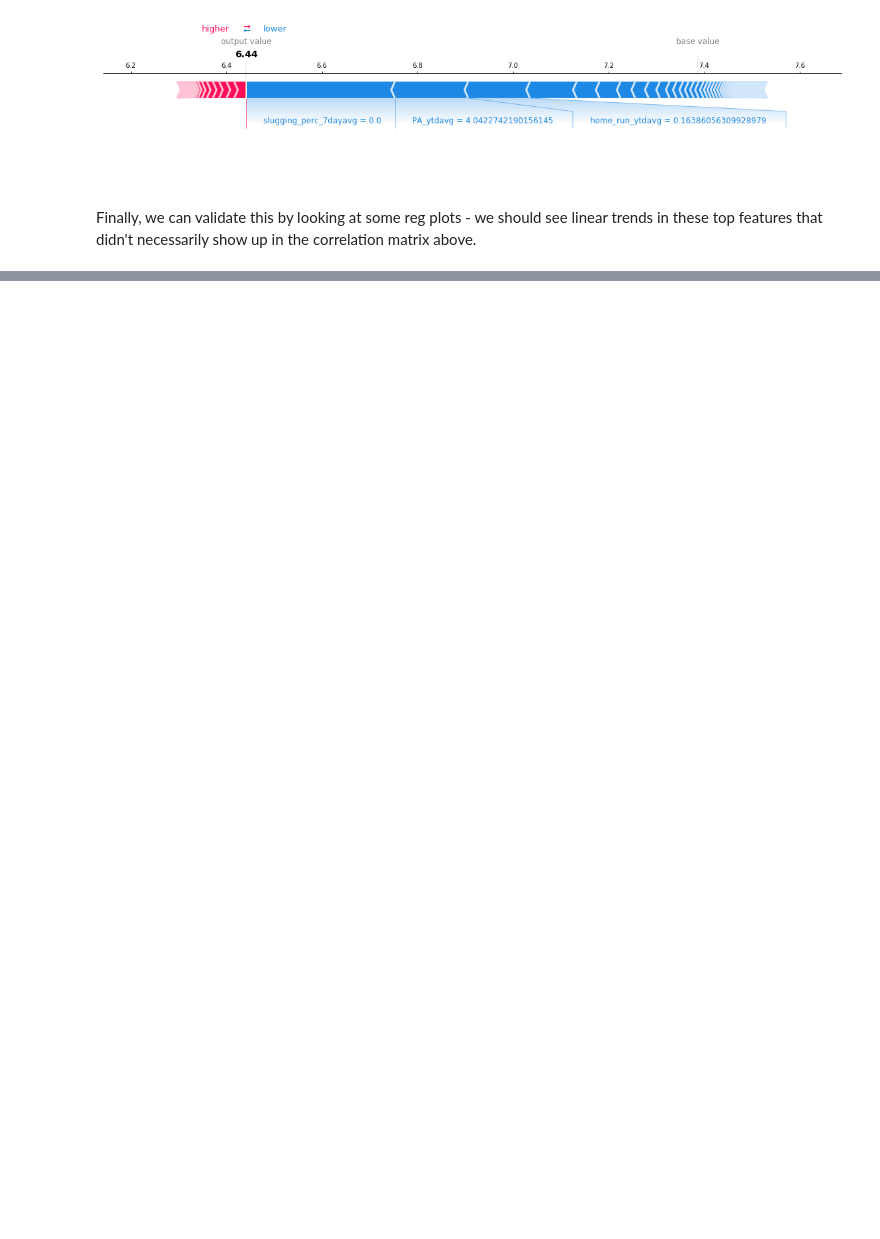
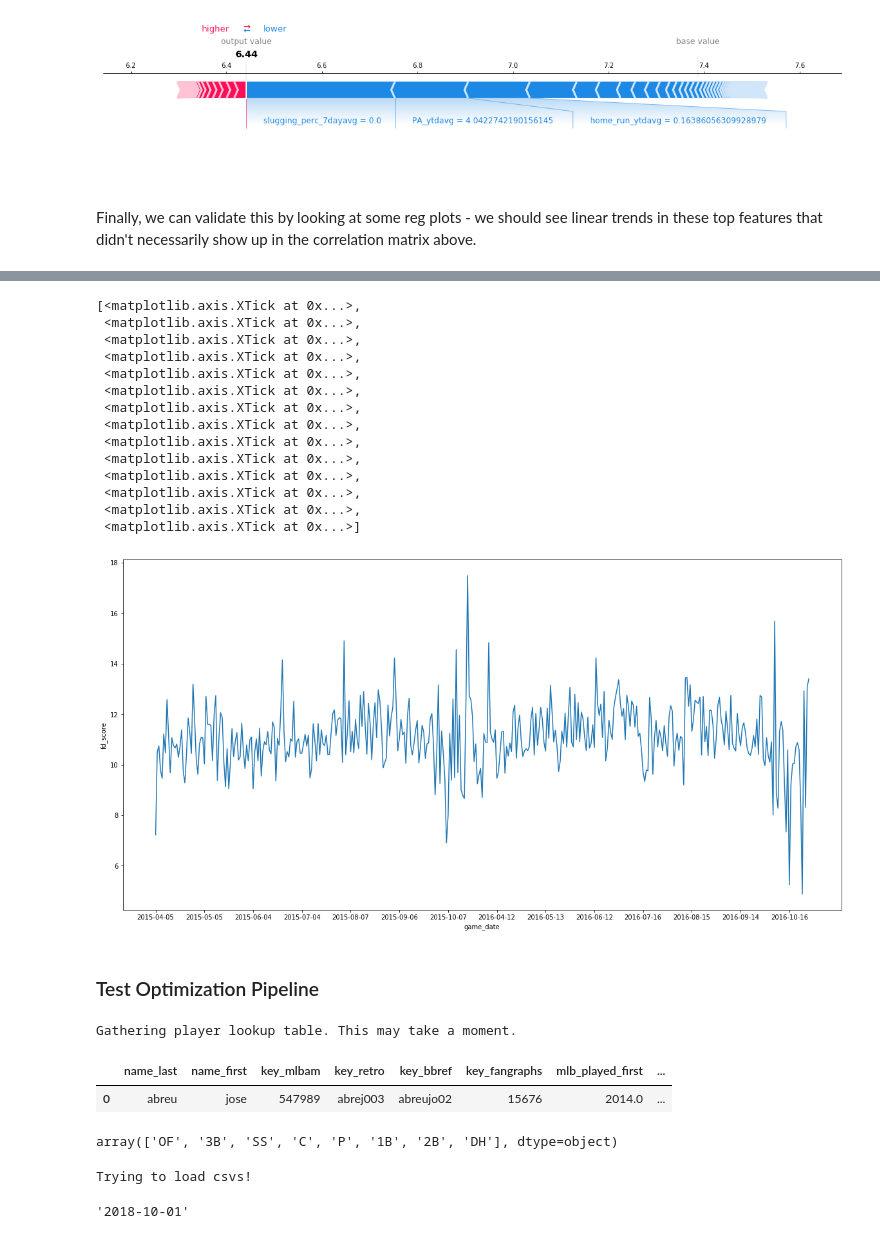
Before and after one commit to cdemundo/Baseball, a Jupyter notebook: EDA_Features_Batting.ipynb, the cells around one changed output, grey strips where cells are left out. Drawn from its saved outputs; the diff is of its cells as text; code cells hidden in the pictures; blank space fills up the shorter version.

```diff
--- a/EDA_Features_Batting.ipynb
+++ b/EDA_Features_Batting.ipynb
@@ -25,0 +25,4 @@ feature_df_b['fd_score'] = results[1]
+# %%
+%%time
+#i exclude the last 2 months of the season which is validation data
+batting_df = dh.calc_batting_fd_score(start_date = '2015-01-01', end_date = '2016-12-31')
@@ -132,0 +212,33 @@ for i, col in enumerate(top_shap_b.columns):
+# %%
+plt.subplots(figsize=(20,10))
+ax = sns.lineplot(x=batting_df['game_date'], y=batting_df['fd_score'], ci=None)
+ax.set_xticks(ticks=np.arange(0, len(batting_df['game_date'].unique()), 30))
+# %% [output]
+[<matplotlib.axis.XTick at 0x...>,
+ <matplotlib.axis.XTick at 0x...>,
+ <matplotlib.axis.XTick at 0x...>,
+ <matplotlib.axis.XTick at 0x...>,
+ <matplotlib.axis.XTick at 0x...>,
+ <matplotlib.axis.XTick at 0x...>,
+ <matplotlib.axis.XTick at 0x...>,
+ <matplotlib.axis.XTick at 0x...>,
+ <matplotlib.axis.XTick at 0x...>,
+ <matplotlib.axis.XTick at 0x...>,
+ <matplotlib.axis.XTick at 0x...>,
+ <matplotlib.axis.XTick at 0x...>,
+ <matplotlib.axis.XTick at 0x...>,
+ <matplotlib.axis.XTick at 0x...>]
+[figure, added]
+# %% [markdown]
+<h3> Test Optimization Pipeline </h3>
+# %%
+import pybaseball
+batter_ids = set(batting_df.player.unique())
+lookup = pybaseball.playerid_reverse_lookup(list(batter_ids), key_type='bbref')
+# %% [output]
+Gathering player lookup table. This may take a moment.
+# %%
+lookup.head(1)
+# %% [output]
+|  | name_last | name_first | key_mlbam | key_retro | key_bbref | key_fangraphs | mlb_played_first | ... |
+| 0 | abreu | jose | 547989 | abrej003 | abreujo02 | 15676 | 2014.0 | ... |
@@ -132,0 +314,12 @@ for i, col in enumerate(top_shap_b.columns):
+# %%
+sample.Position.unique()
+# %% [output]
+array(['OF', '3B', 'SS', 'C', 'P', '1B', '2B', 'DH'], dtype=object)
+# %%
+batting_df, pitching_df = dh.load_data()
+# %% [output]
+Trying to load csvs!
+# %%
+batting_df['game_date'].max()
+# %% [output]
+'2018-10-01'
```
Also changed, not shown: parts of 47 cells of this notebook, 3 other files.
